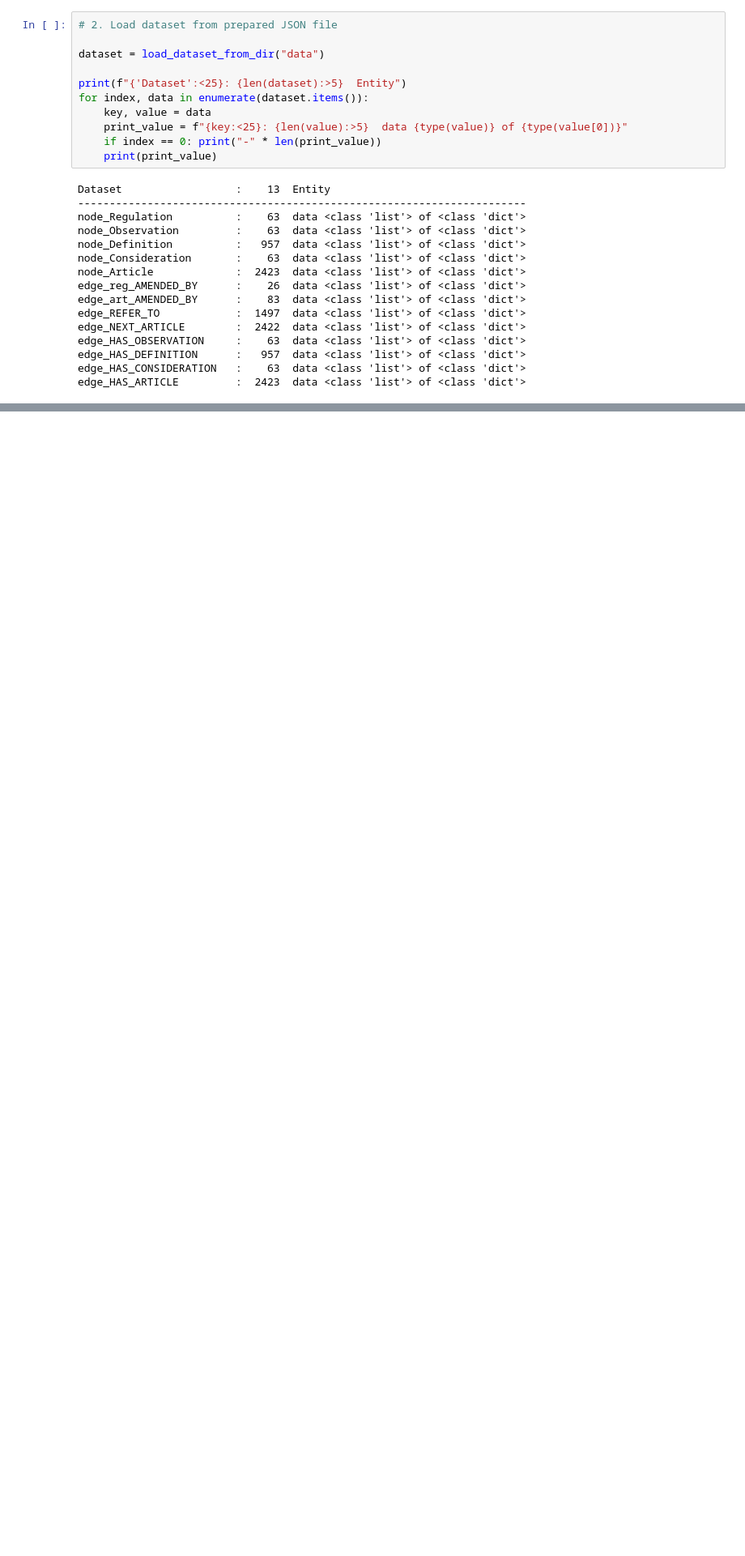
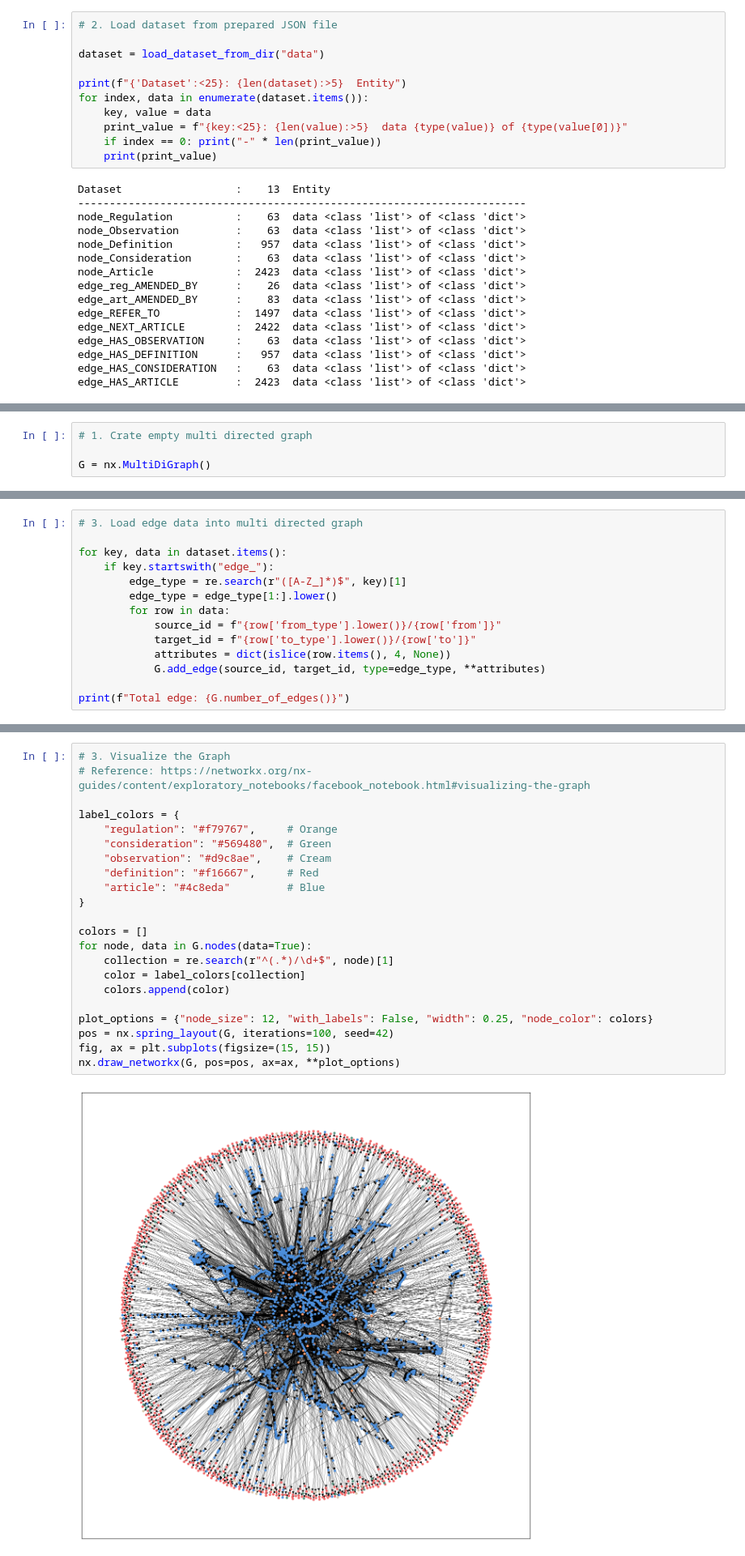
Before and after one commit to bayu-siddhi/graph-rag-arangodb, a Jupyter notebook: graph_rag_arangodb.ipynb, the cells around one changed output, grey strips where cells are left out. Shown at 81% size. Cells and saved outputs as stored; diff of their text form; blank space fills up the shorter version.

Commit message:
Load graph dataset into networkx

```diff
--- a/graph_rag_arangodb.ipynb
+++ b/graph_rag_arangodb.ipynb
@@ -275,0 +280,4 @@ edge_HAS_ARTICLE         :  2423  data <class 'list'> of <class 'dict'>
+# %%
+# 1. Crate empty multi directed graph
+
+G = nx.MultiDiGraph()
@@ -275,0 +298,14 @@ edge_HAS_ARTICLE         :  2423  data <class 'list'> of <class 'dict'>
+# %%
+# 3. Load edge data into multi directed graph
+
+for key, data in dataset.items():
+    if key.startswith("edge_"):
+        edge_type = re.search(r"([A-Z_]*)$", key)[1]
+        edge_type = edge_type[1:].lower()
+        for row in data:
+            source_id = f"{row['from_type'].lower()}/{row['from']}"
+            target_id = f"{row['to_type'].lower()}/{row['to']}"
+            attributes = dict(islice(row.items(), 4, None))
+            G.add_edge(source_id, target_id, type=edge_type, **attributes)
+
+print(f"Total edge: {G.number_of_edges()}")
@@ -275,0 +314,24 @@ edge_HAS_ARTICLE         :  2423  data <class 'list'> of <class 'dict'>
+# %%
+# 3. Visualize the Graph
+# Reference: https://networkx.org/nx-guides/content/exploratory_notebooks/facebook_notebook.html#visualizing-the-graph
+
+label_colors = {
+    "regulation": "#f79767",     # Orange
+    "consideration": "#569480",  # Green
+    "observation": "#d9c8ae",    # Cream
+    "definition": "#f16667",     # Red
+    "article": "#4c8eda"         # Blue
+}
+
+colors = []
+for node, data in G.nodes(data=True):
+    collection = re.search(r"^(.*)/\d+$", node)[1]
+    color = label_colors[collection]
+    colors.append(color)
+
+plot_options = {"node_size": 12, "with_labels": False, "width": 0.25, "node_color": colors}
+pos = nx.spring_layout(G, iterations=100, seed=42)
+fig, ax = plt.subplots(figsize=(15, 15))
+nx.draw_networkx(G, pos=pos, ax=ax, **plot_options)
+# %% [output]
+[figure, added]
```
Also changed, not shown: parts of 4 cells of this notebook.
